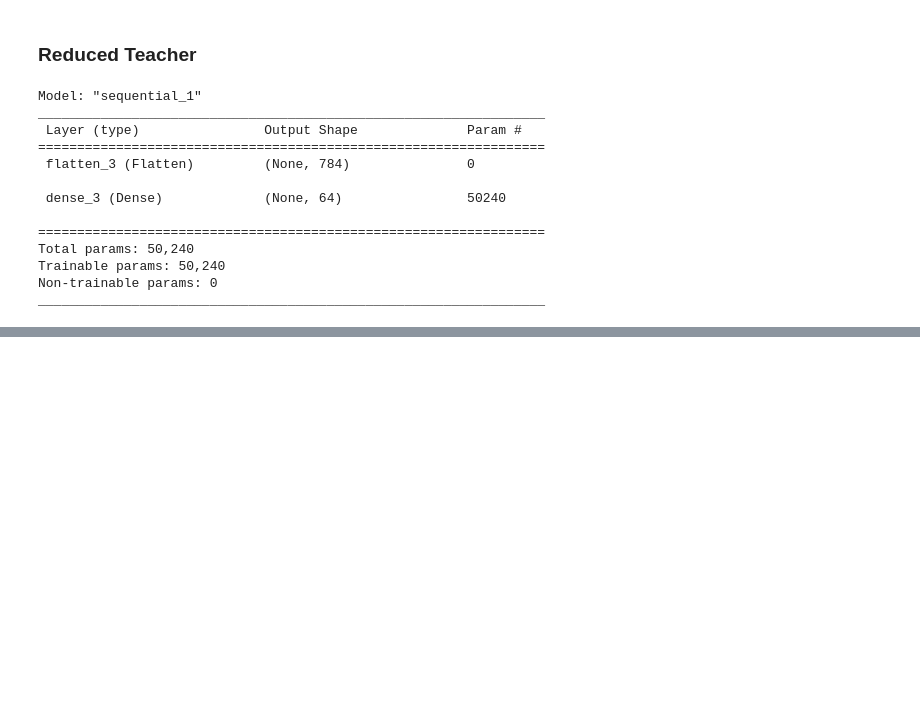
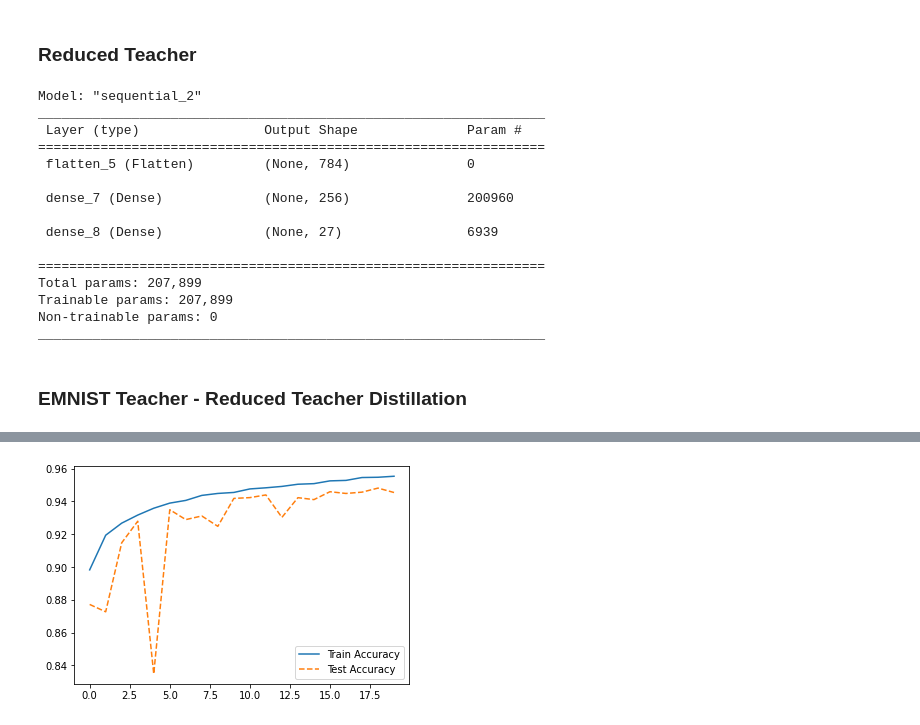
Before and after one commit to cziczer/Knowledge-Distilation-ResNet-Decision-Tree, a Jupyter notebook: Knowledge_Distilation_Project.ipynb, the cells around one changed output, grey strips where cells are left out. Cells and saved outputs as stored; diff of their text form; code cells hidden in the pictures; blank space fills up the shorter version.

```diff
--- a/Knowledge_Distilation_Project.ipynb
+++ b/Knowledge_Distilation_Project.ipynb
@@ -306,19 +439,45 @@ emnist_teacher_model.evaluate(emnist_test_x, emnist_test_y)
 # %% [markdown]
 ### Reduced Teacher
 # %%
-emnist_reduced_teacher = create_dense_nn((28, 28, 1))
+emnist_reduced_teacher = create_dense_nn((28, 28, 1), 27)
 emnist_reduced_teacher.summary()
 # %% [output]
-Model: "sequential_1"
+Model: "sequential_2"
 _________________________________________________________________
  Layer (type)                Output Shape              Param #
 =================================================================
- flatten_3 (Flatten)         (None, 784)               0
+ flatten_5 (Flatten)         (None, 784)               0
 
- dense_3 (Dense)             (None, 64)                50240
+ dense_7 (Dense)             (None, 256)               200960
+
+ dense_8 (Dense)             (None, 27)                6939
 
 =================================================================
-Total params: 50,240
-Trainable params: 50,240
+Total params: 207,899
+Trainable params: 207,899
 Non-trainable params: 0
 _________________________________________________________________
+# %% [markdown]
+### EMNIST Teacher - Reduced Teacher Distillation
+# %%
+emnist_distiller = Distiller(student=emnist_teacher_model, teacher=emnist_reduced_teacher)
+emnist_distiller.compile(
+    optimizer=Adam(),
+    metrics=[SparseCategoricalAccuracy()],
+    student_loss_fn=SparseCategoricalCrossentropy(from_logits=True),
+    distillation_loss_fn=KLDivergence(),
+    alpha=0.2,
+    temperature=3,
+)
+
+# Distill teacher to student
+emnist_reduced_teacher_history = emnist_distiller.fit(emnist_train_x, emnist_train_y, validation_data=(emnist_val_x, emnist_val_y), epochs=20)
+
+# Evaluate student on test dataset
+emnist_distiller.evaluate(emnist_test_x, emnist_test_y)
+
+plt.plot(emnist_reduced_teacher_history.history["sparse_categorical_accuracy"], label = 'Train Accuracy')
+plt.plot(emnist_reduced_teacher_history.history["val_sparse_categorical_accuracy"], linestyle = 'dashed', label = 'Test Accuracy')
+plt.legend()
+plt.show()
+# %% [output]
@@ -324,0 +501 @@ _________________________________________________________________
+[figure, added]
```
Also changed, not shown: parts of 18 cells of this notebook.
